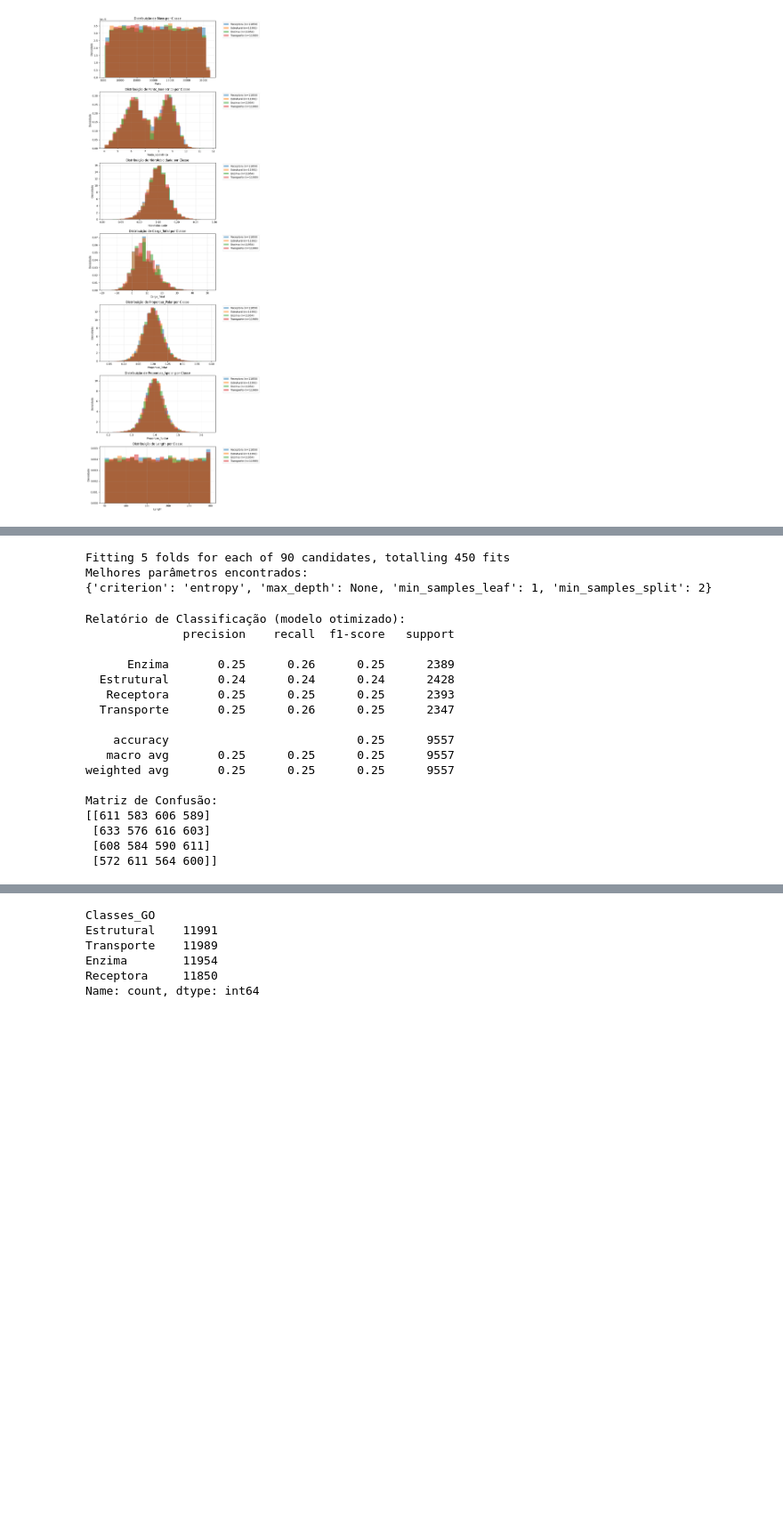
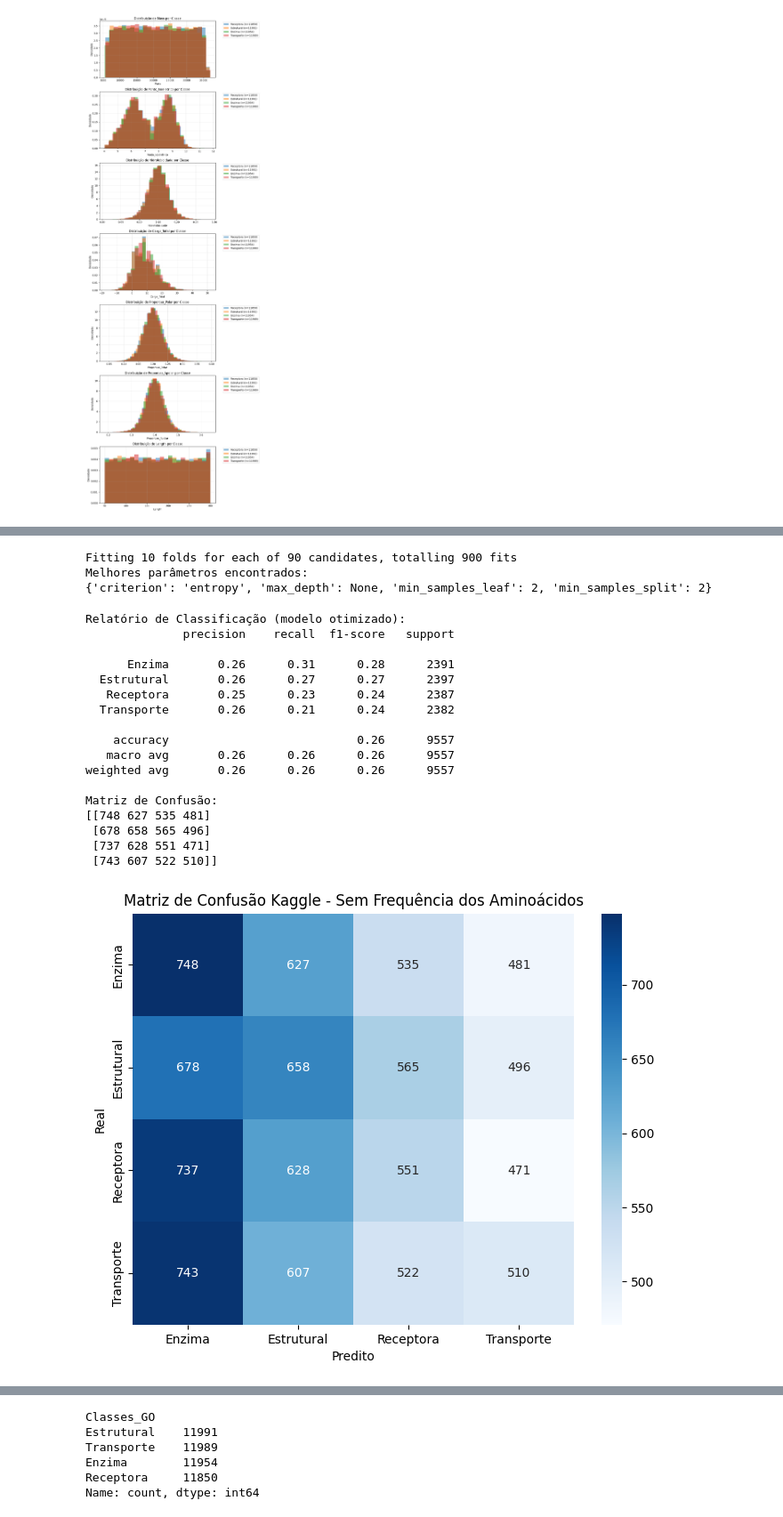
Before and after one commit to marcellovictor/classificacao-proteinas, a Jupyter notebook: kaggle.ipynb, the cells around one changed output, grey strips where cells are left out. Shown: that part at 89% size. Cells and saved outputs as stored; diff of their text form; code cells hidden in the pictures; blank space fills up the shorter version.

```diff
--- a/kaggle.ipynb
+++ b/kaggle.ipynb
@@ -283,62 +284,67 @@ Matriz de Confusão:
 from sklearn.model_selection import GridSearchCV
 from sklearn.tree import DecisionTreeClassifier
 
-# Parâmetros para buscar
-param_grid = {
+param_grid = { #Hiperparametros para variar
     'criterion': ['gini', 'entropy'],
     'max_depth': [5, 10, 15, 20, None],
     'min_samples_split': [2, 5, 10],
     'min_samples_leaf': [1, 2, 4]
 }
 
-# Instanciar modelo base
-dtree = DecisionTreeClassifier(random_state=42)
+dtree = DecisionTreeClassifier(random_state=37)
 
-# GridSearch com validação cruzada
 grid_search = GridSearchCV(estimator=dtree, param_grid=param_grid,
-                        cv=5, n_jobs=-1, scoring='f1_macro', verbose=1)
+                        cv=10, n_jobs=-1, scoring='f1_macro', verbose=1)
 
-# Treinar
 grid_search.fit(X_train, y_train)
 
-# Ver melhores parâmetros
+# melhores parâmetros
 print("Melhores parâmetros encontrados:")
 print(grid_search.best_params_)
 # %% [output]
-Fitting 5 folds for each of 90 candidates, totalling 450 fits
+Fitting 10 folds for each of 90 candidates, totalling 900 fits
 Melhores parâmetros encontrados:
-{'criterion': 'entropy', 'max_depth': None, 'min_samples_leaf': 1, 'min_samples_split': 2}
+{'criterion': 'entropy', 'max_depth': None, 'min_samples_leaf': 2, 'min_samples_split': 2}
 # %%
 from sklearn.metrics import classification_report, confusion_matrix
 
-# Melhor modelo
+# melhor modelo
 best_model = grid_search.best_estimator_
 
-# Predição com melhores parâmetros
+# usando os melhores parâmetros
 y_pred_best = best_model.predict(X_test)
 
-# Avaliação
 print("\nRelatório de Classificação (modelo otimizado):")
 print(classification_report(y_test, y_pred_best))
 
 print("Matriz de Confusão:")
 print(confusion_matrix(y_test, y_pred_best))
+
+matriz = confusion_matrix(y_test, y_pred_best)
+plt.figure(figsize=(8, 6))
+sns.heatmap(matriz, annot=True, fmt='d', cmap='Blues',
+        xticklabels=best_model.classes_, yticklabels=best_model.classes_)
+plt.title("Matriz de Confusão Kaggle - Sem Frequência dos Aminoácidos")
+plt.xlabel("Predito")
+plt.ylabel("Real")
+plt.show()
 # %% [output]
 Relatório de Classificação (modelo otimizado):
               precision    recall  f1-score   support
 
-      Enzima       0.25      0.26      0.25      2389
-  Estrutural       0.24      0.24      0.24      2428
-   Receptora       0.25      0.25      0.25      2393
-  Transporte       0.25      0.26      0.25      2347
+      Enzima       0.26      0.31      0.28      2391
+  Estrutural       0.26      0.27      0.27      2397
+   Receptora       0.25      0.23      0.24      2387
+  Transporte       0.26      0.21      0.24      2382
 
-    accuracy                           0.25      9557
-   macro avg       0.25      0.25      0.25      9557
-weighted avg       0.25      0.25      0.25      9557
+    accuracy                           0.26      9557
+   macro avg       0.26      0.26      0.26      9557
+weighted avg       0.26      0.26      0.26      9557
 
 Matriz de Confusão:
-[[611 583 606 589]
- [633 576 616 603]
- [608 584 590 611]
- [572 611 564 600]]
+[[748 627 535 481]
+ [678 658 565 496]
+ [737 628 551 471]
+ [743 607 522 510]]
+[figure, added]
 # %%
```
Also changed, not shown: parts of 16 cells of this notebook, 13 other files.
